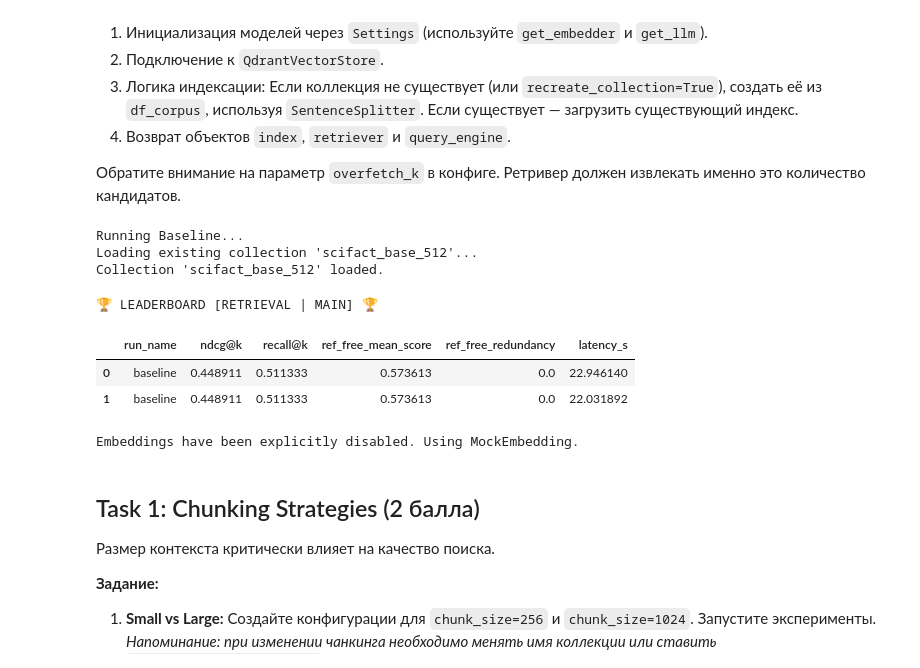
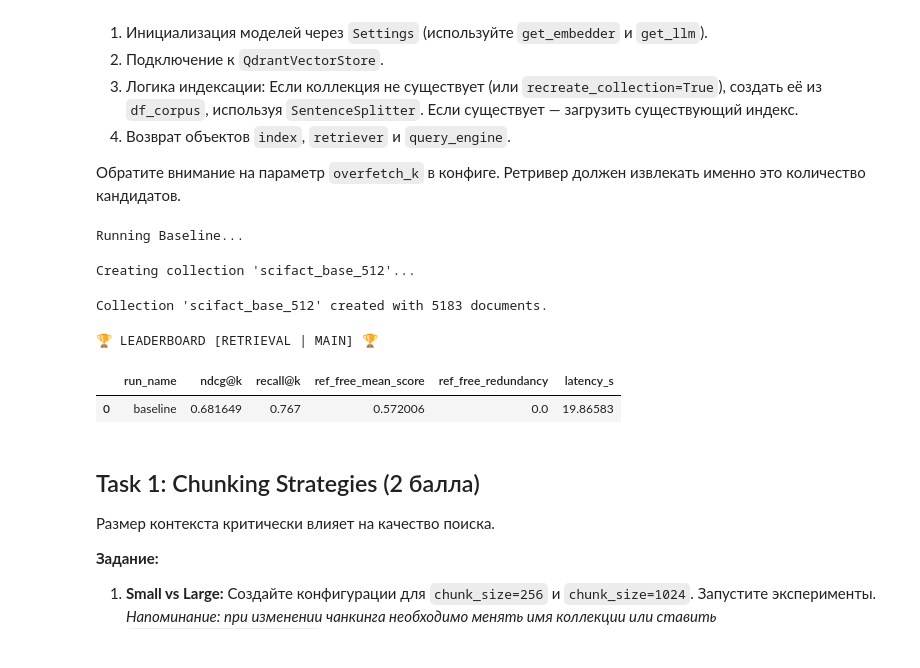
Before and after one commit to Dimentel/NLP-course, a Jupyter notebook: 11.RAG/homework/NLP2_homework_2_RAG.ipynb, the cells around one changed output. Cells and saved outputs as stored; diff of their text form; code cells hidden in the pictures.

```diff
--- a/11.RAG/homework/NLP2_homework_2_RAG.ipynb
+++ b/11.RAG/homework/NLP2_homework_2_RAG.ipynb
@@ -37,6 +45,8 @@ from tqdm.auto import tqdm
 
 # Optimizations for T4 GPU in Colab
 os.environ["PYTORCH_CUDA_ALLOC_CONF"] = "expandable_segments:True"
+# BM25 не работает без этого
+os.environ["OPENAI_API_KEY"] = "some_secret_key"
 
 SEED = 42
 random.seed(SEED)
@@ -48,8 +58,15 @@ QDRANT_PATH = f"{ARTIFACTS_DIR}/qdrant_local"
 LOGS_DIR = f"{ARTIFACTS_DIR}/logs"
 _QDRANT_CLIENT = None  # клиент QDRANT
 
-os.makedirs(QDRANT_PATH, exist_ok=True)
-os.makedirs(LOGS_DIR, exist_ok=True)
+try:
+    os.makedirs(QDRANT_PATH, exist_ok=True)
+    os.makedirs(LOGS_DIR, exist_ok=True)
+except:
+    ARTIFACTS_DIR = "/home/ubuntu/remote_project/artifacts"
+    QDRANT_PATH = f"{ARTIFACTS_DIR}/qdrant_local"
+    LOGS_DIR = f"{ARTIFACTS_DIR}/logs"
+    os.makedirs(QDRANT_PATH, exist_ok=True)
+    os.makedirs(LOGS_DIR, exist_ok=True)
 # %% [markdown]
 ## 2. Загрузка данных (SciFact)
 Загружаем корпус и запросы. SciFact — это сложный датасет, где запрос часто требует понимания причинно-следственных связей в научных текстах.
@@ -137,6 +158,8 @@ from llama_index.embeddings.huggingface import HuggingFaceEmbedding
 from llama_index.llms.huggingface import HuggingFaceLLM
 from llama_index.core.node_parser import SentenceSplitter, HierarchicalNodeParser
 from llama_index.core.retrievers import QueryFusionRetriever
+from llama_index.core.retrievers.fusion_retriever import FUSION_MODES
+from llama_index.core.postprocessor import SentenceTransformerRerank
 from llama_index.retrievers.bm25 import BM25Retriever
 from qdrant_client import QdrantClient
 from transformers import BitsAndBytesConfig
@@ -160,6 +183,7 @@ class RetrievalConfig:
 @dataclass
 class LLMConfig:
     model_name: str = "Qwen/Qwen3-4B-Instruct-2507"
+    tokenizer_name: Optional[str] = "Qwen/Qwen3-4B-Instruct-2507"
     max_new_tokens: int = 256
     context_window: int = 2048
     load_in_4bit: bool = True
@@ -212,6 +236,7 @@ def get_llm(cfg: LLMConfig):
     bnb = BitsAndBytesConfig(load_in_4bit=True, bnb_4bit_compute_dtype=torch.bfloat16, bnb_4bit_quant_type="nf4")
     _CACHED_LLM = HuggingFaceLLM(
         model_name=cfg.model_name,
+        tokenizer_name=cfg.tokenizer_name,
         context_window=cfg.context_window,
         max_new_tokens=cfg.max_new_tokens,
         model_kwargs={"quantization_config": bnb},
@@ -491,28 +582,26 @@ def build_rag_pipeline(cfg: RAGConfig, df_corpus: pd.DataFrame, load_llm: bool =
 # %%
 # TEST YOUR BASELINE
 baseline_cfg = RAGConfig(
     name="baseline",
     chunking=ChunkingConfig(chunk_size=512, chunk_overlap=50),
     retrieval=RetrievalConfig(top_k=5, overfetch_k=15),
     qdrant_collection="scifact_base_512"
 )
 
 print("Running Baseline...")
 # 1. Run Retrieval
 # TODO: Uncomment after implementing pipeline
 run_retrieval(baseline_cfg, "main", "baseline")
 
 # 2. Check Results
-# show_leaderboard("retrieval", "main")
+show_leaderboard("retrieval", "main")
 # %% [output]
 Running Baseline...
-Loading existing collection 'scifact_base_512'...
-Collection 'scifact_base_512' loaded.
-🏆 LEADERBOARD [RETRIEVAL | MAIN] 🏆
+Creating collection 'scifact_base_512'...
+Collection 'scifact_base_512' created with 5183 documents.
+🏆 LEADERBOARD [RETRIEVAL | MAIN] 🏆
 |  | run_name | ndcg@k | recall@k | ref_free_mean_score | ref_free_redundancy | latency_s |
-| 0 | baseline | 0.448911 | 0.511333 | 0.573613 | 0.0 | 22.946140 |
-| 1 | baseline | 0.448911 | 0.511333 | 0.573613 | 0.0 | 22.031892 |
+| 0 | baseline | 0.681649 | 0.767 | 0.572006 | 0.0 | 19.86583 |
-Embeddings have been explicitly disabled. Using MockEmbedding.
 # %% [markdown]
 ## Task 1: Chunking Strategies (2 балла)
 
```
Also changed, not shown: parts of 11 cells of this notebook.
